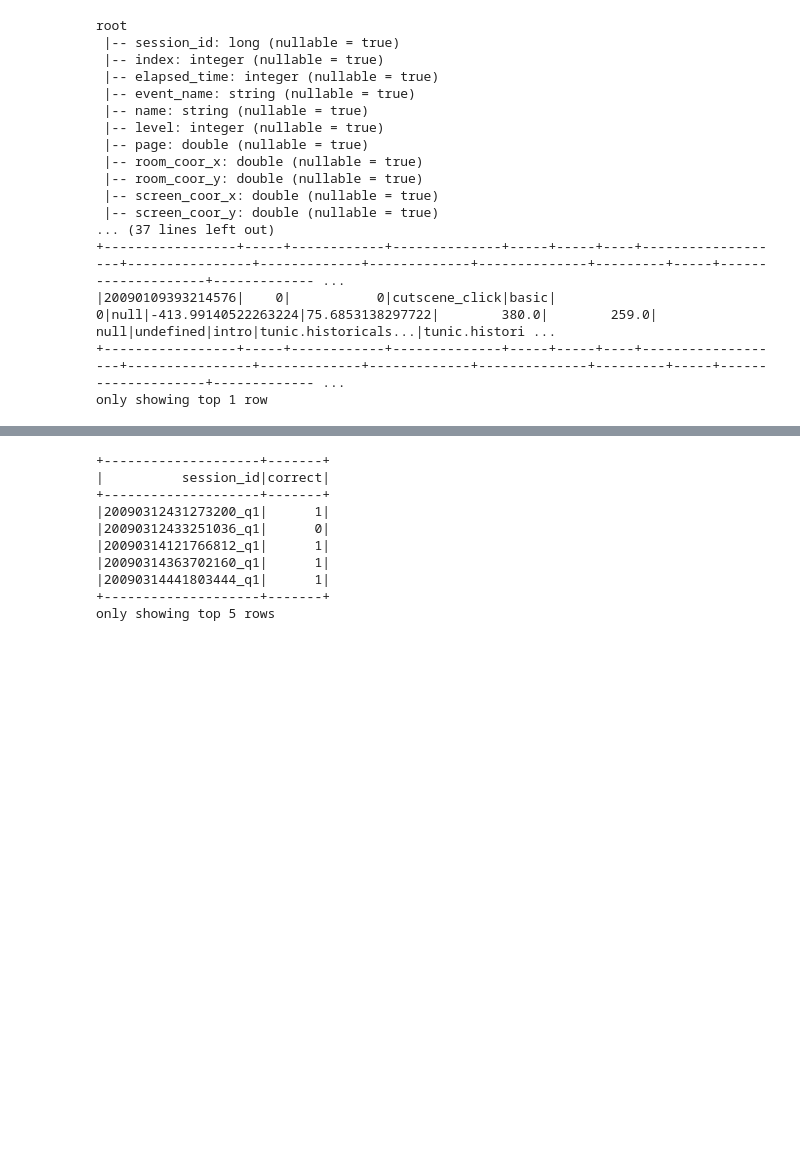
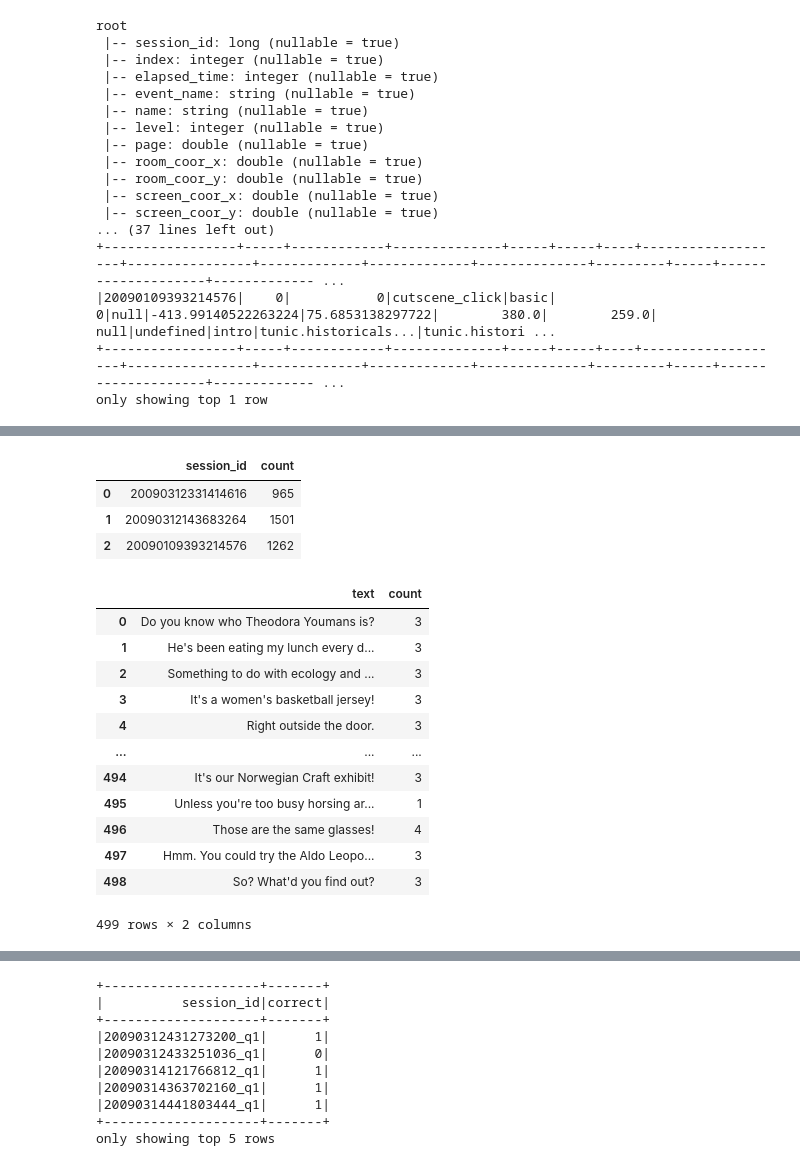
Before and after one commit to notPlancha/pbd, a Jupyter notebook: Processo.ipynb, the cells around one changed output, grey strips where cells are left out. Saved outputs shown, nothing was run; the diff lists cells and outputs as text; code cells hidden in the pictures; blank space fills up the shorter version.

```diff
--- a/Processo.ipynb
+++ b/Processo.ipynb
@@ -154,0 +176,26 @@ only showing top 1 row
+# %%
+df_teste.groupBy('session_id').count().toPandas()
+
+
+#incialmente pensamento em utilziar o dataset de teste para trabalhar com um dataset menor, foi verificado que no dataset de teste possui apenas 3 session ID unicos enquanto que no dataset de treino tem 11779 session id unicos por isso não podemos utilziar o dataset de teste, teremos de fazer uma reduçao apartir dp dataset de treino
+# %% [output]
+|  | session_id | count |
+| 0 | 20090312331414616 | 965 |
+| 1 | 20090312143683264 | 1501 |
+| 2 | 20090109393214576 | 1262 |
+# %%
+df_teste.groupBy('text').count().toPandas()
+# %% [output]
+|  | text | count |
+| 0 | Do you know who Theodora Youmans is? | 3 |
+| 1 | He's been eating my lunch every d... | 3 |
+| 2 | Something to do with ecology and ... | 3 |
+| 3 | It's a women's basketball jersey! | 3 |
+| 4 | Right outside the door. | 3 |
+| ... | ... | ... |
+| 494 | It's our Norwegian Craft exhibit! | 3 |
+| 495 | Unless you're too busy horsing ar... | 1 |
+| 496 | Those are the same glasses! | 4 |
+| 497 | Hmm. You could try the Aldo Leopo... | 3 |
+| 498 | So? What'd you find out? | 3 |
+499 rows × 2 columns
```
Also changed, not shown: parts of 29 cells of this notebook.
